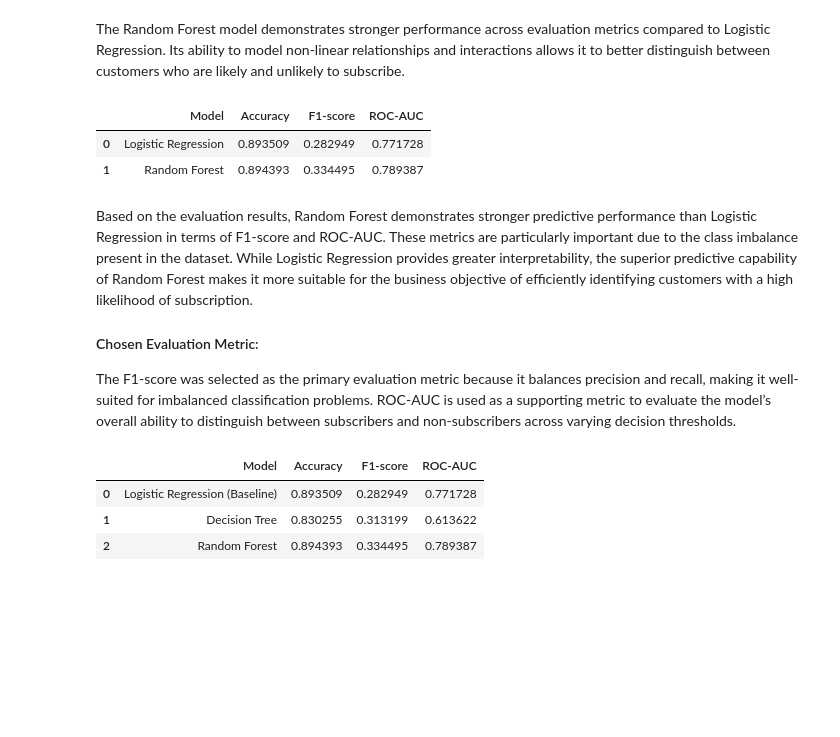
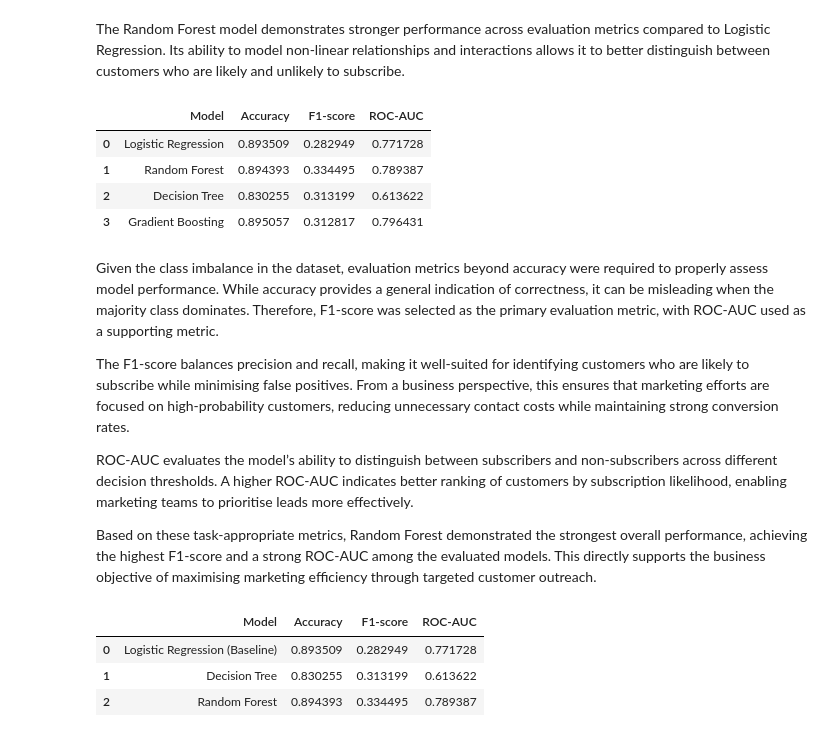
Before and after one commit to Vish-maya/bank_prediction1, a Jupyter notebook: MLDP Program Codes Submission Template.ipynb, the cells around one changed output. Drawn from its saved outputs; the diff is of its cells as text; code cells hidden in the pictures; blank space fills up the shorter version.

```diff
--- a/MLDP Program Codes Submission Template.ipynb
+++ b/MLDP Program Codes Submission Template.ipynb
@@ -550,33 +550,45 @@ The Random Forest model demonstrates stronger performance across evaluation metr
 # %%
 # quantitative evaluation metrics
 # accuracy, precision, recall, F1-score, ROC-AUC
 import pandas as pd
 
 evaluation_results = pd.DataFrame({
-    "Model": ["Logistic Regression", "Random Forest"],
+    "Model": ["Logistic Regression", "Random Forest", "Decision Tree", "Gradient Boosting"],
     "Accuracy": [
         accuracy_score(y_test, lr_pred),
-        accuracy_score(y_test, rf_pred)
+        accuracy_score(y_test, rf_pred),
+        accuracy_score(y_test, dt_pred),
+        accuracy_score(y_test, gb_pred)
     ],
     "F1-score": [
         f1_score(y_test, lr_pred),
-        f1_score(y_test, rf_pred)
+        f1_score(y_test, rf_pred),
+        f1_score(y_test, dt_pred),
+        f1_score(y_test, gb_pred)
     ],
     "ROC-AUC": [
         roc_auc_score(y_test, lr_prob),
-        roc_auc_score(y_test, rf_prob)
+        roc_auc_score(y_test, rf_prob),
+        roc_auc_score(y_test, dt_prob),
+        roc_auc_score(y_test, gb_prob)
     ]
 })
 
 evaluation_results
 # %% [output]
 |  | Model | Accuracy | F1-score | ROC-AUC |
 | 0 | Logistic Regression | 0.893509 | 0.282949 | 0.771728 |
 | 1 | Random Forest | 0.894393 | 0.334495 | 0.789387 |
+| 2 | Decision Tree | 0.830255 | 0.313199 | 0.613622 |
+| 3 | Gradient Boosting | 0.895057 | 0.312817 | 0.796431 |
 # %% [markdown]
-Based on the evaluation results, Random Forest demonstrates stronger predictive performance than Logistic Regression in terms of F1-score and ROC-AUC. These metrics are particularly important due to the class imbalance present in the dataset. While Logistic Regression provides greater interpretability, the superior predictive capability of Random Forest makes it more suitable for the business objective of efficiently identifying customers with a high likelihood of subscription.
-#### Chosen Evaluation Metric:
-The F1-score was selected as the primary evaluation metric because it balances precision and recall, making it well-suited for imbalanced classification problems. ROC-AUC is used as a supporting metric to evaluate the model’s overall ability to distinguish between subscribers and non-subscribers across varying decision thresholds.
+Given the class imbalance in the dataset, evaluation metrics beyond accuracy were required to properly assess model performance. While accuracy provides a general indication of correctness, it can be misleading when the majority class dominates. Therefore, F1-score was selected as the primary evaluation metric, with ROC-AUC used as a supporting metric.
+
+The F1-score balances precision and recall, making it well-suited for identifying customers who are likely to subscribe while minimising false positives. From a business perspective, this ensures that marketing efforts are focused on high-probability customers, reducing unnecessary contact costs while maintaining strong conversion rates.
+
+ROC-AUC evaluates the model’s ability to distinguish between subscribers and non-subscribers across different decision thresholds. A higher ROC-AUC indicates better ranking of customers by subscription likelihood, enabling marketing teams to prioritise leads more effectively.
+
+Based on these task-appropriate metrics, Random Forest demonstrated the strongest overall performance, achieving the highest F1-score and a strong ROC-AUC among the evaluated models. This directly supports the business objective of maximising marketing efficiency through targeted customer outreach.
 # %%
 # comparison of models
 
```
Also changed, not shown: parts of 5 cells of this notebook.
